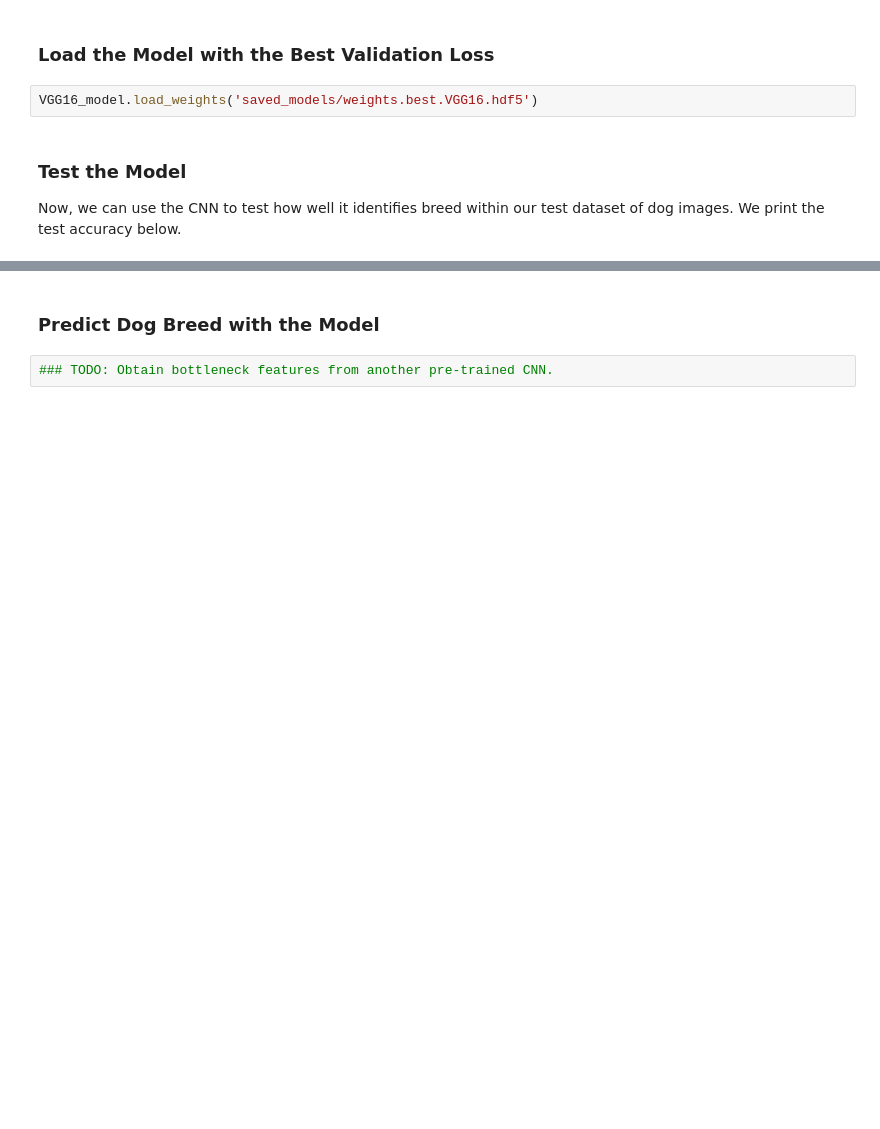
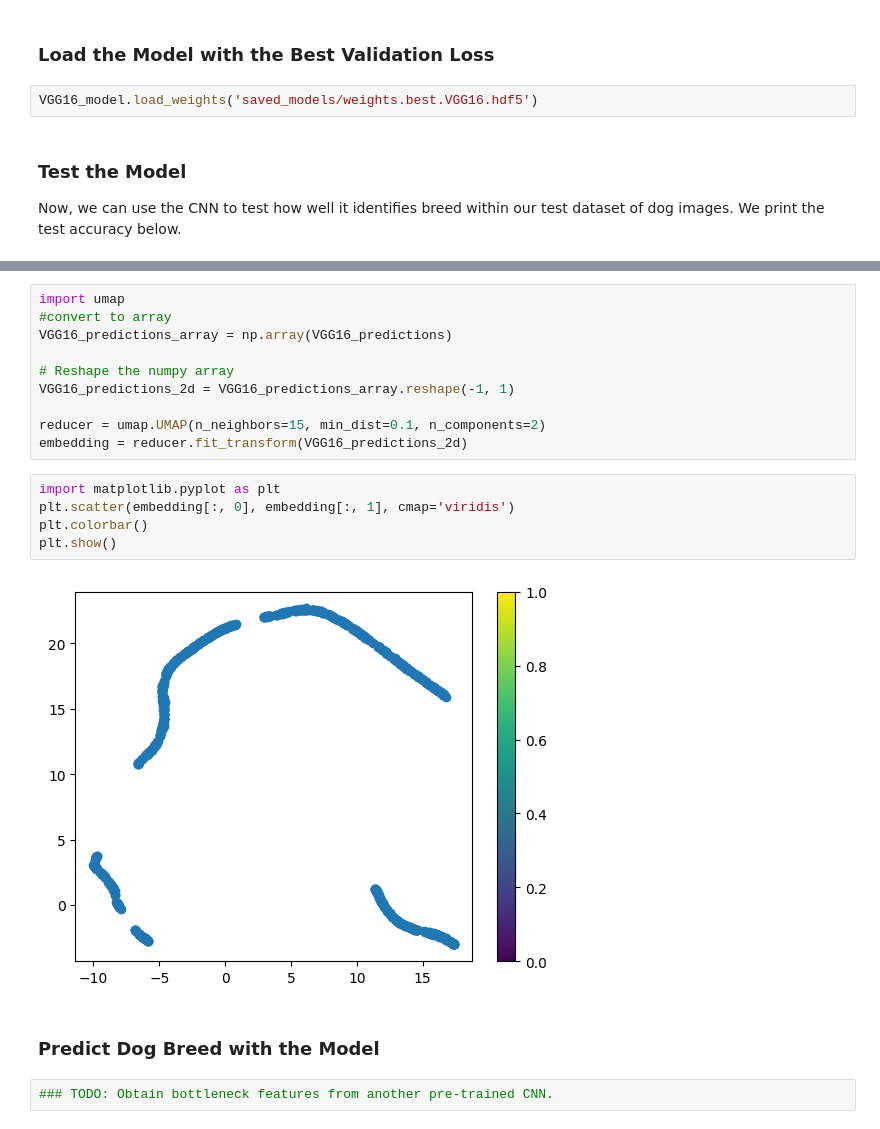
Before and after one commit to louisbrown1/Project-4, a Jupyter notebook: dog_project/dog_app.ipynb, the cells around one changed output, grey strips where cells are left out. Saved outputs shown, nothing was run; the diff lists cells and outputs as text; blank space fills up the shorter version.

Commit message:
Added fixes as per review
added graph
added text to question 6

```diff
--- a/dog_project/dog_app.ipynb
+++ b/dog_project/dog_app.ipynb
@@ -711,3 +739,20 @@ Test accuracy: 71.8900%
+# %%
+import umap
+#convert to array
+VGG16_predictions_array = np.array(VGG16_predictions)
+
+# Reshape the numpy array
+VGG16_predictions_2d = VGG16_predictions_array.reshape(-1, 1)
+
+reducer = umap.UMAP(n_neighbors=15, min_dist=0.1, n_components=2)
+embedding = reducer.fit_transform(VGG16_predictions_2d)
+# %%
+import matplotlib.pyplot as plt
+plt.scatter(embedding[:, 0], embedding[:, 1], cmap='viridis')
+plt.colorbar()
+plt.show()
+# %% [output]
+[figure, added]
 # %% [markdown]
 ### Predict Dog Breed with the Model
 # %%
```
Also changed, not shown: parts of 16 cells of this notebook.
